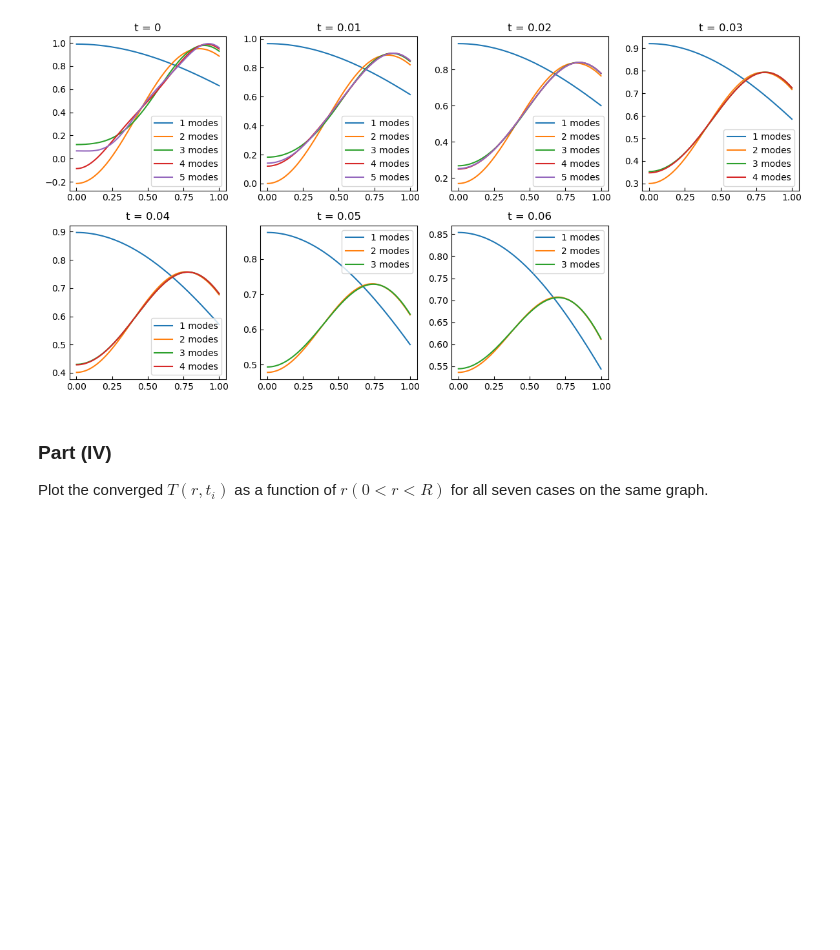
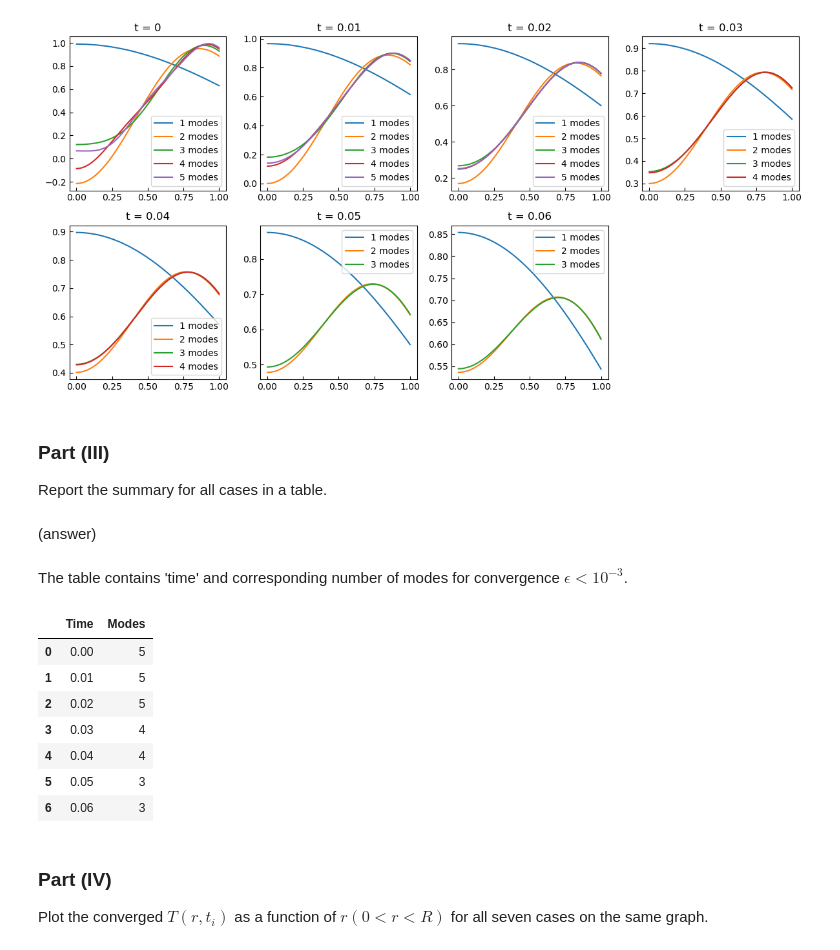
Before and after one commit to kkazuma19/HW501, a Jupyter notebook: CP1.ipynb, the cells around one changed output. Drawn from its saved outputs; the diff is of its cells as text; code cells hidden in the pictures; blank space fills up the shorter version.

```diff
--- a/CP1.ipynb
+++ b/CP1.ipynb
@@ -278,6 +280,30 @@ plt.tight_layout()
 plt.show()
 # %% [output]
 [figure]
+# %% [markdown]
+### Part (III)
+Report the summary for all cases in a table.
+# %% [markdown]
+(answer)
+# %% [markdown]
+The table contains 'time' and corresponding number of modes for convergence $\epsilon < 10^{-3}$.
+# %%
+import pandas as pd
+
+report = pd.DataFrame()
+report['Time'] = time_values
+report['Modes'] = num_terms_estimates_error
+
+report
+# %% [output]
+|  | Time | Modes |
+| 0 | 0.00 | 5 |
+| 1 | 0.01 | 5 |
+| 2 | 0.02 | 5 |
+| 3 | 0.03 | 4 |
+| 4 | 0.04 | 4 |
+| 5 | 0.05 | 3 |
+| 6 | 0.06 | 3 |
 # %% [markdown]
 ### Part (IV)
 Plot the converged $T(r, t_{i})$ as a function of $r (0 < r < R)$ for all seven cases on the same graph.
```
Also changed, not shown: parts of 3 cells of this notebook.
